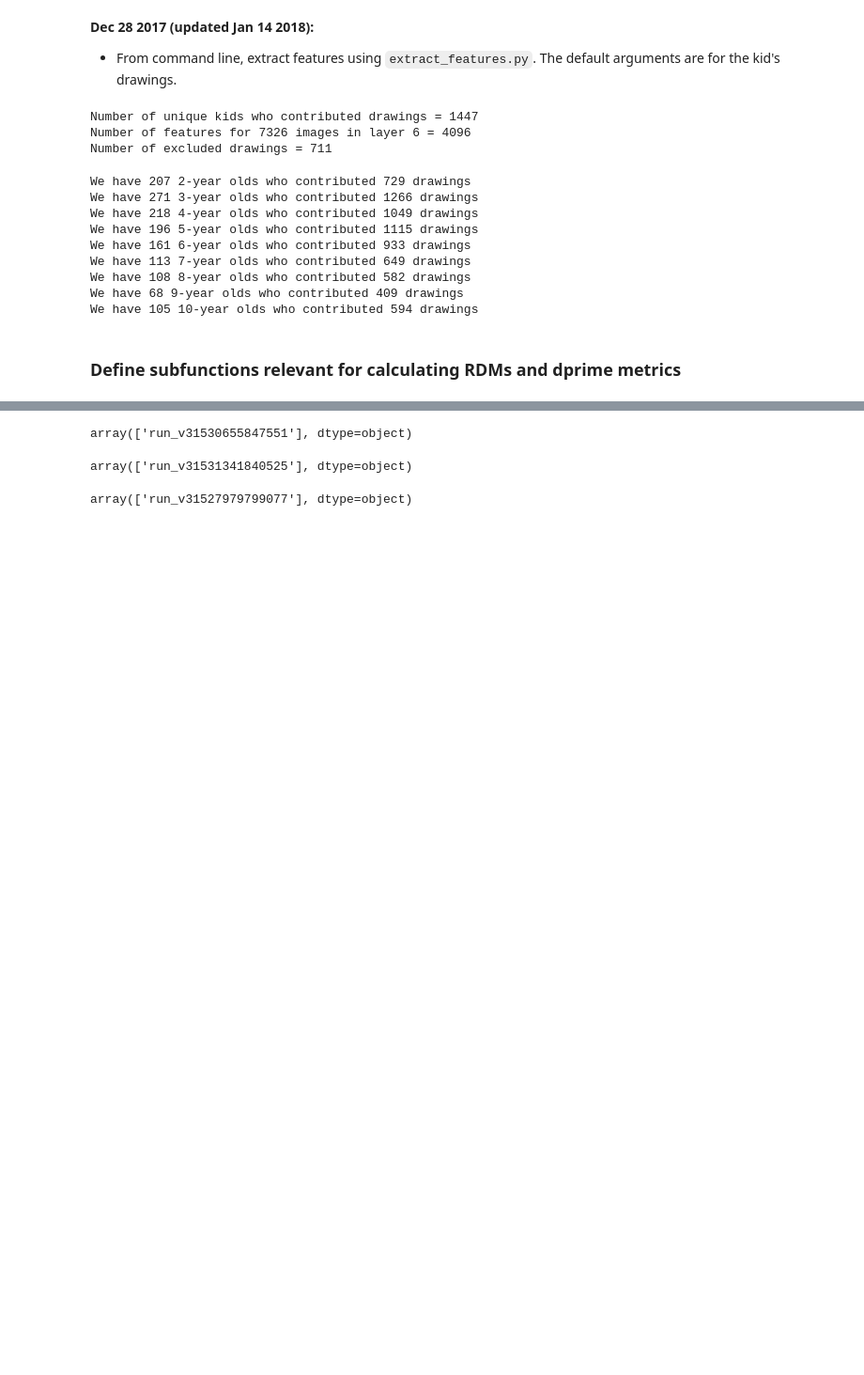
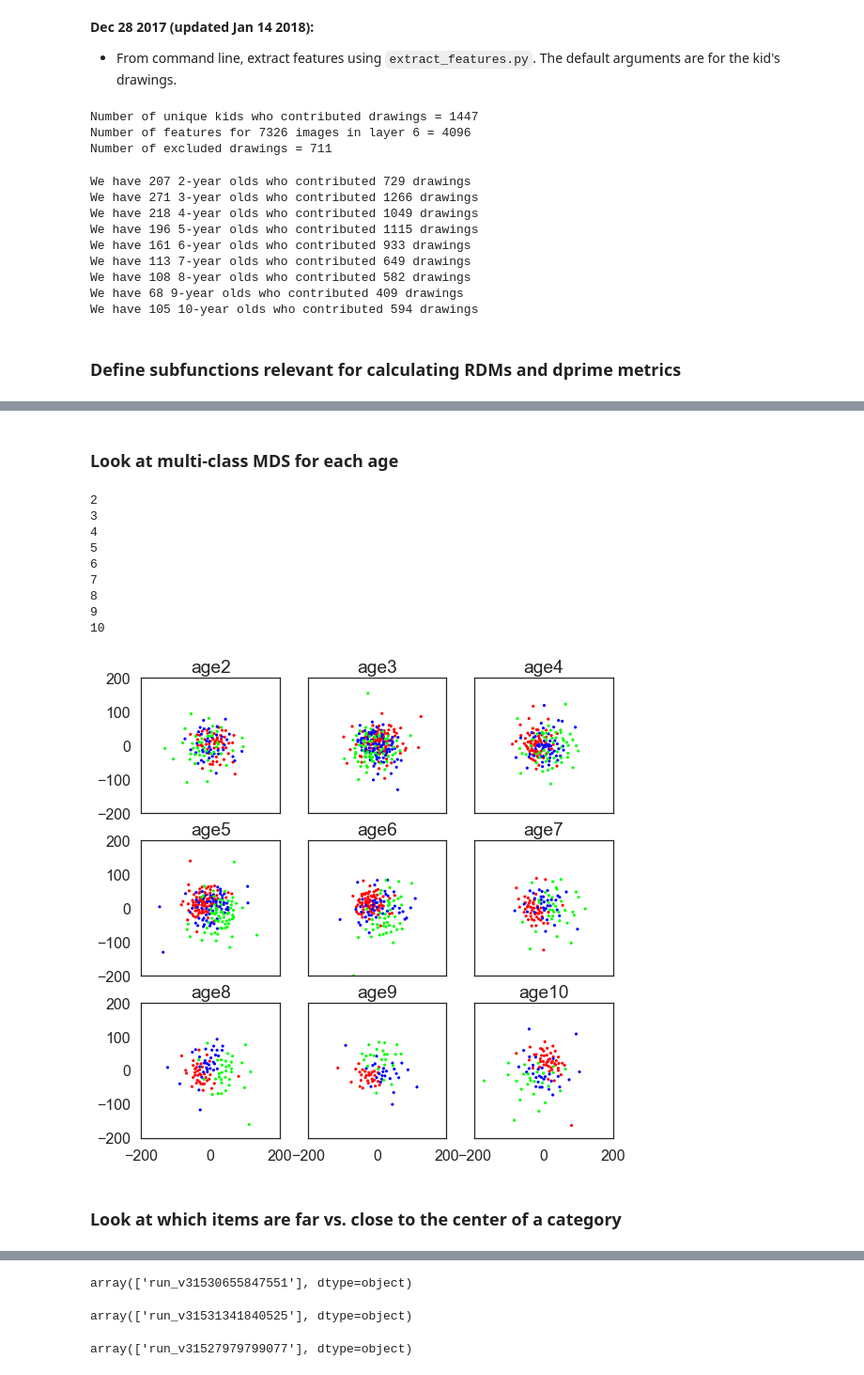
Before and after one commit to brialorelle/kiddraw, a Jupyter notebook: analysis/museumstation/main/analyze_features_museumstation_local_srcd_followups.ipynb, the cells around one changed output, grey strips where cells are left out. Shown at 94% size. Drawn from its saved outputs; the diff is of its cells as text; code cells hidden in the pictures; blank space fills up the shorter version.

```diff
--- a/analysis/museumstation/main/analyze_features_museumstation_local_srcd_followups.ipynb
+++ b/analysis/museumstation/main/analyze_features_museumstation_local_srcd_followups.ipynb
@@ -260,0 +320,60 @@ bird_distances = get_class_distances(KF_subset,KM_subset,'a bird')
+# %% [markdown]
+### Look at multi-class MDS for each age
+# %%
+first_class='a bird'
+second_class='a boat'
+third_class='a house'
+fig, axs = plt.subplots(3, 3, figsize=(9, 9), sharey=True, sharex=True)
+
+for agei, age in enumerate(range(2,11)):
+#     print agei
+    print age
+    ## Subset to the age and classes of interest
+    ind = KM.index[KM['age'] == age] & (KM.index[KM.label.values==first_class] | KM.index[KM.label.values==second_class] | KM.index[KM.label.values==third_class])
+    KM_subset =  KM.loc[ind]
+    KF_subset =  KF[ind.tolist()]
+
+    plotColors = np.zeros([np.size(KM_subset.label),3])
+    for i,v in enumerate(np.asarray(KM_subset.label)):
+        if v==first_class:
+            plotColors[i]=[255,0,0]
+        elif v==second_class:
+            plotColors[i]=[0,0,255]
+        elif v==third_class:
+            plotColors[i]=[0,255,0]
+
+    ## Compute distances on this subset
+    subset_distances = pairwise.euclidean_distances(KF_subset)
+    mds = manifold.MDS(n_components=2, max_iter=3000, eps=1e-9, random_state=seed,
+                       dissimilarity="precomputed", n_jobs=1)
+    pos = mds.fit(subset_distances).embedding_
+    s = 10 ## size of the dots
+    ## sublot indexes, messy but OK for now
+    if agei<3: ## 0,1,2
+        plot_row=0
+        plot_col=agei
+    elif (agei>2) and (agei<6):
+        plot_row=1
+        plot_col=agei-3
+    elif agei>5: # 6,7,8
+        plot_row=2
+        plot_col=agei-6
+    else:
+        error('badly specified plots')
+
+    axs[plot_row,plot_col].scatter(pos[:, 0], pos[:, 1], c=plotColors/255.0, s=s, lw=0, label='MDS')
+#     axs[agei].title('age' + str(age) + " " + first_class + " vs. "+ second_class)
+    axs[plot_row,plot_col].set_xlim([-200,200])
+    axs[plot_row,plot_col].set_ylim([-200,200])
+    axs[plot_row,plot_col].set_title('age' + str(age))
+# %% [output]
+2
+3
+4
+5
+6
+7
+8
+9
+10
+[figure, added]
@@ -261,3 +393,5 @@ bird_distances = get_class_distances(KF_subset,KM_subset,'a bird')
+# %% [markdown]
+### Look at which items are far vs. close to the center of a category
 # %%
 ## Get all squared distances in a given class
 avg_bird = np.where(bird_distances == np.min(bird_distances))
```
Also changed, not shown: parts of 9 cells of this notebook.
